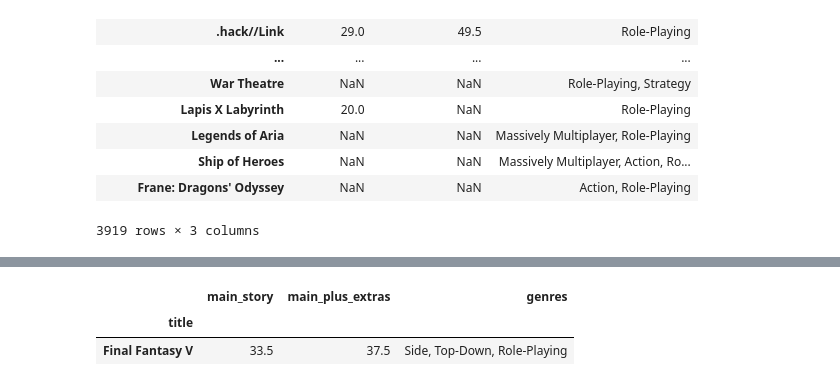
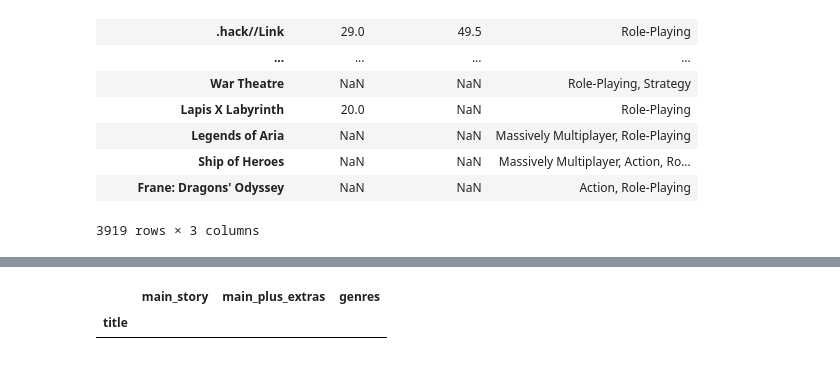
Before and after one commit to Jackabyte/RPG-lengths, a Jupyter notebook: what-is-a-short-rpg-really.ipynb, the cells around one changed output, grey strips where cells are left out. Saved outputs shown, nothing was run; the diff lists cells and outputs as text; code cells hidden in the pictures.

```diff
--- a/what-is-a-short-rpg-really.ipynb
+++ b/what-is-a-short-rpg-really.ipynb
@@ -102,7 +124,6 @@ To do
 # %%
-FF = RPGS.loc[RPGS.index == "Final Fantasy V"]
+FF = RPGS.loc[RPGS.index == "Disco Elysium"]
 FF
 # %% [output]
 |  | main_story | main_plus_extras | genres |
 | title |  |  |  |
-| Final Fantasy V | 33.5 | 37.5 | Side, Top-Down, Role-Playing |
```
Also changed, not shown: parts of 4 cells of this notebook.
